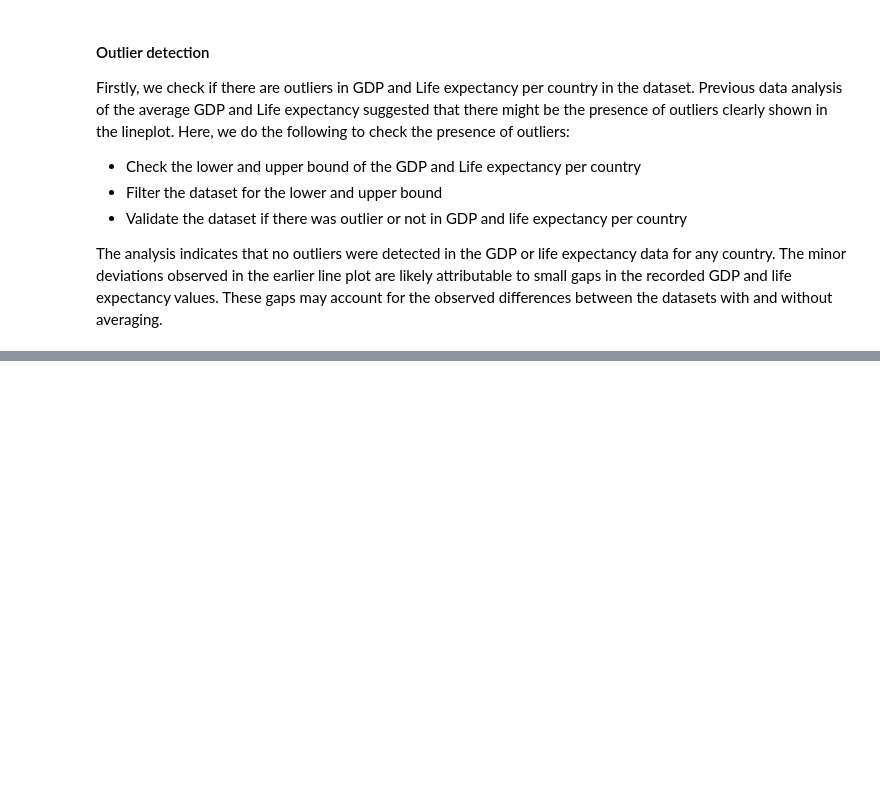
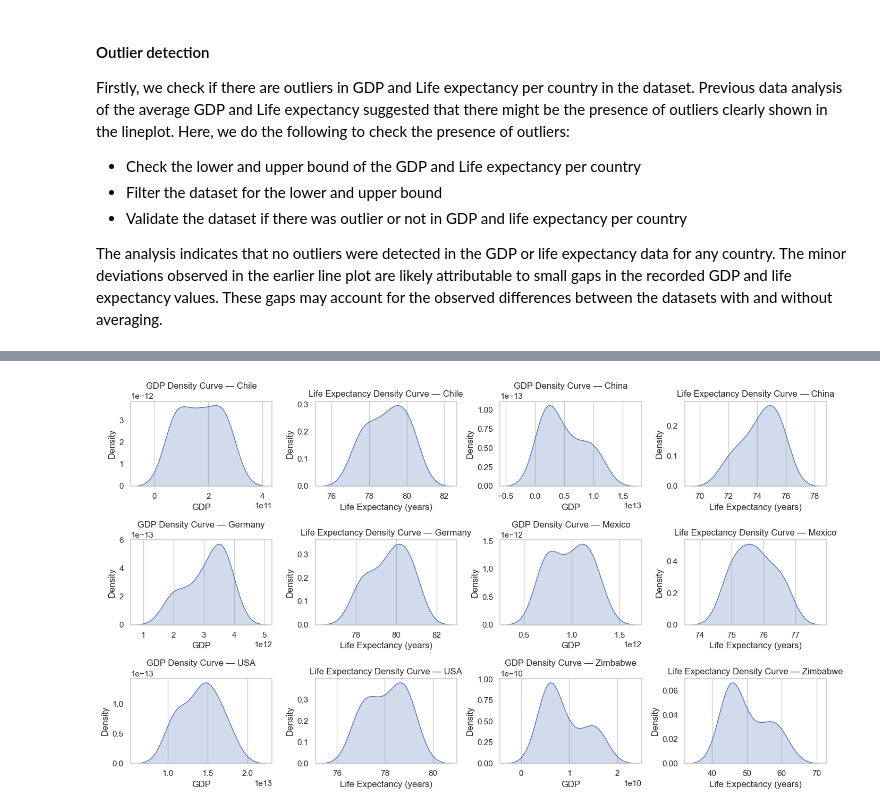
Before and after one commit to Franciaya/life_expectancy_gdp_project, a Jupyter notebook: life_expectancy_gdp.ipynb, the cells around one changed output, grey strips where cells are left out. Cells and saved outputs as stored; diff of their text form; code cells hidden in the pictures; blank space fills up the shorter version.

```diff
--- a/life_expectancy_gdp.ipynb
+++ b/life_expectancy_gdp.ipynb
@@ -366,0 +425,31 @@ summary_df
+# %%
+countries = life_data["Country"].unique()
+indexNow = 1
+# KDE for GDP and Life Expectancy per Country
+plt.figure(figsize=(14,8))
+for country in countries:
+    subset = life_data[life_data["Country"] == country]
+
+    # GDP KDE
+    plt.subplot(3, 4, indexNow)
+    indexNow += 1
+    sns.kdeplot(subset["GDP"], fill=True)
+    plt.title(f"GDP Density Curve — {country}")
+    plt.xlabel("GDP")
+    plt.ylabel("Density")
+    plt.grid(axis="y")
+
+
+    # Life Expectancy KDE
+    plt.subplot(3, 4, indexNow)
+    sns.kdeplot(subset["Life_expectancy_years"], fill=True)
+    plt.title(f"Life Expectancy Density Curve — {country}")
+    plt.xlabel("Life Expectancy (years)")
+    plt.ylabel("Density")
+    plt.grid(axis="y")
+    indexNow += 1
+
+plt.tight_layout()
+plt.show()
+# %% [output]
+[figure, added]
```
Also changed, not shown: parts of 6 cells of this notebook.
